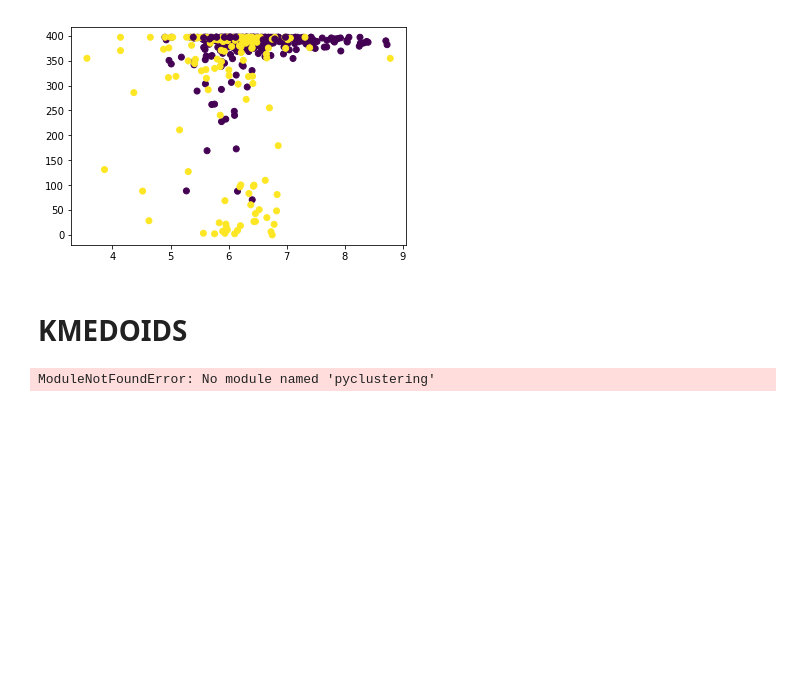
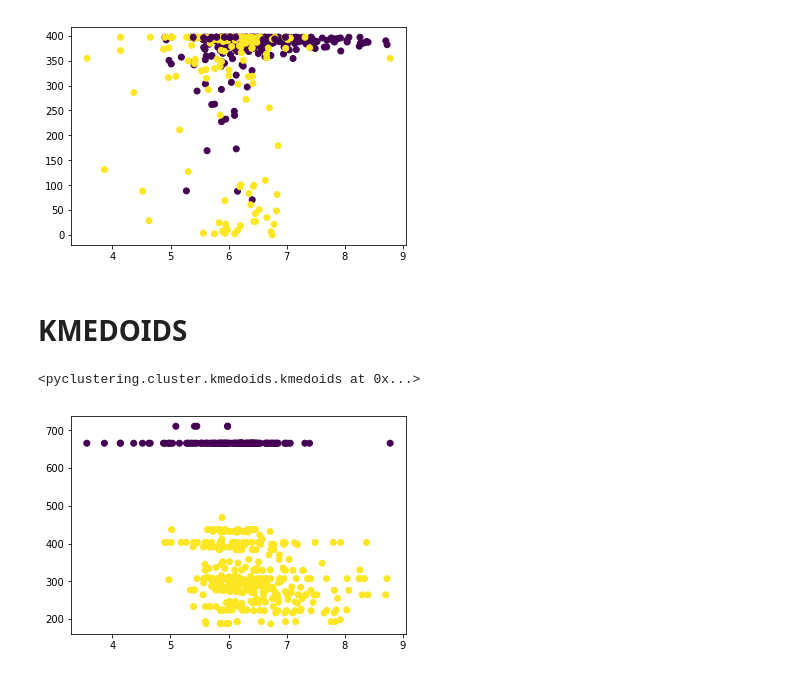
Before and after one commit to GiuDuncan/dataScienceP2, a Jupyter notebook: T2-2.ipynb, the cells around one changed output. Saved outputs shown, nothing was run; the diff lists cells and outputs as text; code cells hidden in the pictures; blank space fills up the shorter version.

```diff
--- a/T2-2.ipynb
+++ b/T2-2.ipynb
@@ -98,11 +98,21 @@ plt.show()
 # %%
 from pyclustering.cluster.kmedoids import kmedoids
 from pyclustering.utils.metric import distance_metric, type_metric
-num_clusters = 3
+num_clusters = 2
 
 start_medoids_indexes = np.random.randint(0, X.shape[0], num_clusters)
 
 # Alguns valores em type_metric: EUCLIDEAN, EUCLIDEAN_SQUARE, MANHATTAN, MINKOWSKI, CHEBYSHEV
 metric = distance_metric(type_metric.MANHATTAN)
-# %% [output]
-ModuleNotFoundError: No module named 'pyclustering'
+# %%
+model = kmedoids(X.values, start_medoids_indexes, metric=metric)
+model.process()
+# %% [output]
+<pyclustering.cluster.kmedoids.kmedoids at 0x...>
+# %%
+clusters_indexes = model.get_clusters()
+# %%
+y_pred = np.zeros(len(X))
+
+for cluster_idx, item_idx in enumerate(clusters_indexes):
+    y_pred[item_idx] = cluster_idx
@@ -108,0 +123,6 @@ ModuleNotFoundError: No module named 'pyclustering'
+# %%
+plt.scatter(X.V3, X.V5, c=y_pred)
+
+plt.show()
+# %% [output]
+[figure, added]
```
Also changed, not shown: parts of 3 cells of this notebook.
